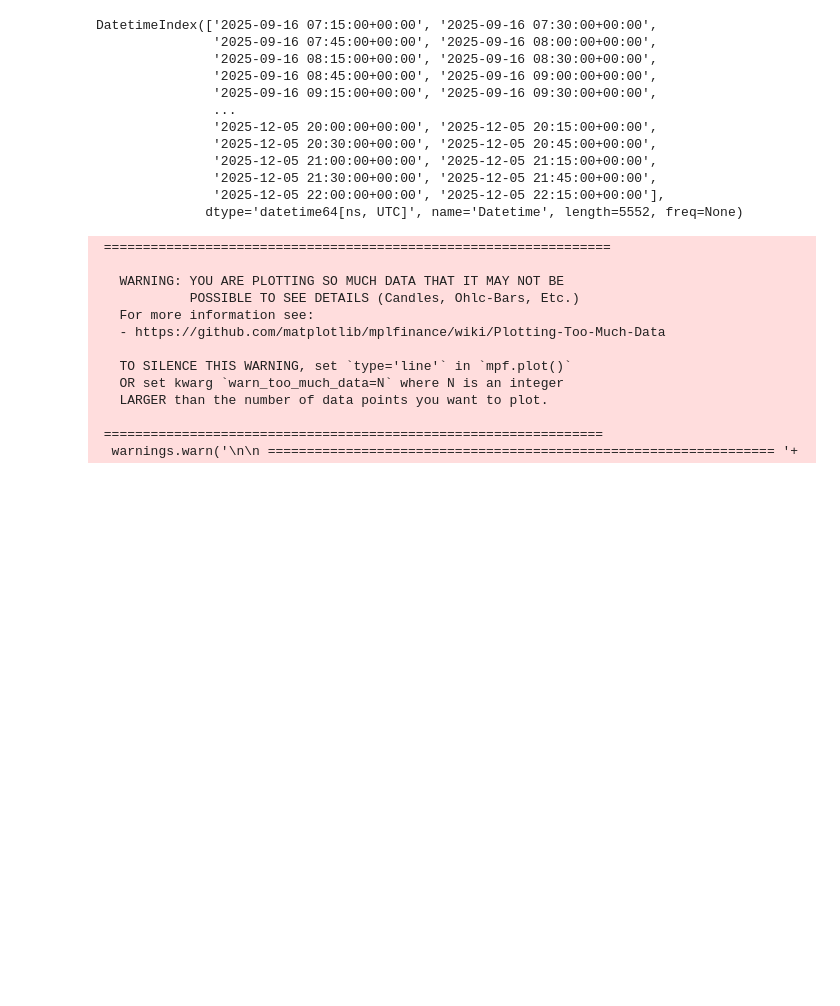
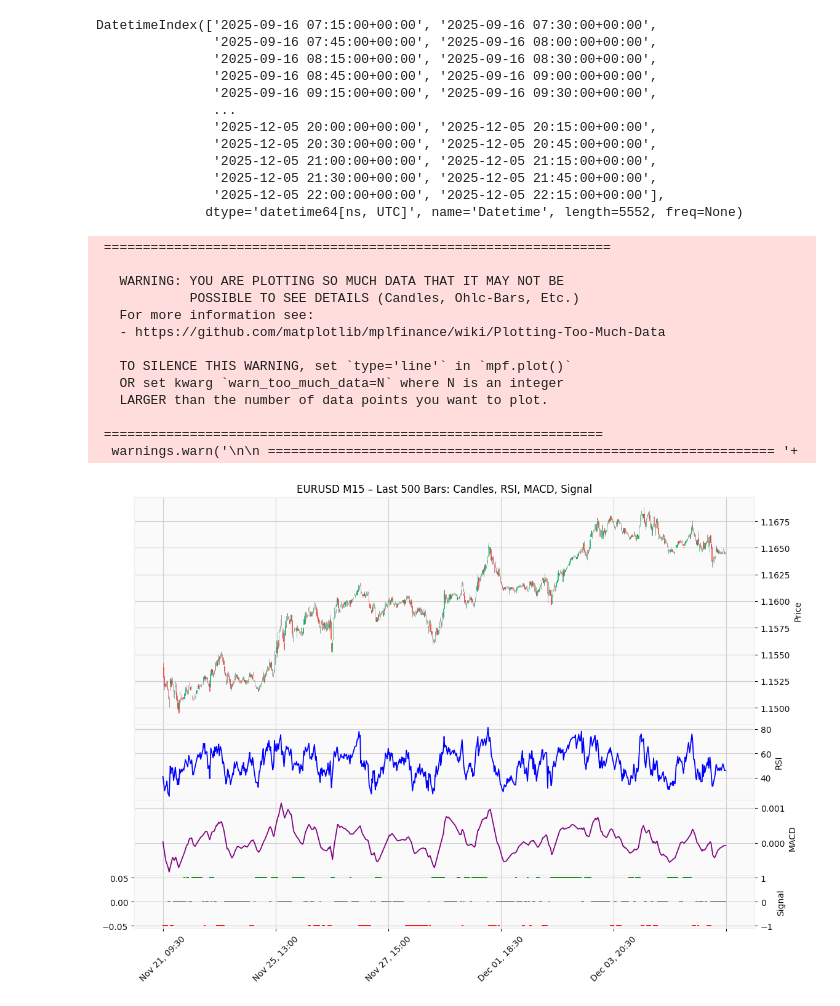
Before and after one commit to yasharseyyedin-a11y/tree_classifier_eurusd, a Jupyter notebook: tree_trader.ipynb, the cells around one changed output. Drawn from its saved outputs; the diff is of its cells as text; code cells hidden in the pictures; blank space fills up the shorter version.

Commit message:
added indicator plots

```diff
--- a/tree_trader.ipynb
+++ b/tree_trader.ipynb
@@ -456,9 +456,14 @@ DatetimeIndex(['2025-09-16 07:15:00+00:00', '2025-09-16 07:30:00+00:00',
                '2025-12-05 22:00:00+00:00', '2025-12-05 22:15:00+00:00'],
               dtype='datetime64[ns, UTC]', name='Datetime', length=5552, freq=None)
 # %%
-# 1) After you have df_with_labels with a proper DatetimeIndex:
-plot_df = df_with_labels.copy()
+import mplfinance as mpf
+import matplotlib.pyplot as plt
 
+# ==== PREPARE DATA FOR PLOTTING (LAST 500 BARS) ====
+last_n = 1000
+plot_df = df_with_labels.copy().iloc[-last_n:]  # last 500 rows
+
+# Rename OHLC to what mplfinance expects
 plot_df = plot_df.rename(columns={
     'O': 'Open',
     'H': 'High',
@@ -466,78 +471,68 @@ plot_df = plot_df.rename(columns={
     'C': 'Close'
 })
 
-# At this point, DO NOT touch plot_df.index if it's already DatetimeIndex
+# Ensure index is DatetimeIndex and sorted
+plot_df = plot_df.sort_index()
 
-# 2) Build colors using the SAME index/length as plot_df
-label_to_color = {
-    1:  (0.0, 1.0, 0.0, 0.1),   # Buy
-    -1: (1.0, 0.0, 0.0, 0.1),   # Sell
-    0:  (0.5, 0.5, 0.5, 0.05),  # Hold
-}
-labels = plot_df['label'].astype(int).reindex(plot_df.index)   # ensure same index
-bg_colors = [label_to_color[l] for l in labels]
+# Build signal strip series: Buy=1 (green), Sell=-1 (red), Hold=0 (grey)
+labels = plot_df['label'].astype(int)
 
-# 3) Build addplots
+signal_buy  = labels.where(labels ==  1)
+signal_sell = labels.where(labels == -1)
+signal_hold = labels.where(labels ==  0)
+
+# ==== BUILD ADDITIONAL PLOTS (PANELS) ====
 apds = [
-    mpf.make_addplot(plot_df['RSI'], panel=1, color='blue', ylabel='RSI'),
-    mpf.make_addplot(plot_df['MACD'], panel=2, color='purple', ylabel='MACD'),
+    mpf.make_addplot(plot_df['RSI'],
+                     panel=1,
+                     color='blue',
+                     ylabel='RSI'),
+
+    mpf.make_addplot(plot_df['MACD'],
+                     panel=2,
+                     color='purple',
+                     ylabel='MACD'),
+
+    mpf.make_addplot(signal_buy,
+                     panel=3,
+                     color='green',
+                     ylabel='Signal'),
+    mpf.make_addplot(signal_sell,
+                     panel=3,
+                     color='red'),
+    mpf.make_addplot(signal_hold,
+                     panel=3,
+                     color='grey'),
 ]
 
-# 4) Plot and get axes
+# ==== PLOT CANDLES + INDICATORS + SIGNAL STRIP ====
 fig, axes = mpf.plot(
     plot_df,
     type='candle',
     addplot=apds,
     style='yahoo',
     xrotation=45,
     show_nontrading=False,
     returnfig=True,
-    figsize=(14, 8),
-    panel_ratios=(3, 1, 1),
+    figsize=(14, 10),
+    panel_ratios=(3, 1, 1, 0.7),
 )
 
-# Normalize axes into flat list
-import numpy as np
-if not isinstance(axes, (list, tuple)):
-    try:
-        axes = list(np.array(axes).ravel())
-    except Exception:
-        axes = [axes]
-
-ax_candle = axes[0]
-ax_rsi    = axes[1]
-ax_macd   = axes[2]
-
-def add_background(ax, dates, colors, bar_minutes=15):
-    # dates MUST be a 1D array of datetime64[ns] or Python datetime objects
-    half = pd.Timedelta(minutes=bar_minutes // 2)
-    for x, c in zip(dates, colors):
-        ax.axvspan(x - half, x + half, color=c, zorder=0)
-
-# 1) Make sure we pass plain numpy datetime64 array (no tz issues)
-dates = plot_df.index.values          # <--- key: use .values, not index itself
-
-# 2) bg_colors built as you already do, same length as plot_df
-# bg_colors = [...]
-
-add_background(ax_candle, dates, bg_colors)
-add_background(ax_rsi,    dates, bg_colors)
-add_background(ax_macd,   dates, bg_colors)
-
-ax_candle.set_title('EURUSD M15 – Candles, RSI, MACD with Buy/Sell/Hold Background')
+axes[0].set_title('EURUSD M15 – Last 500 Bars: Candles, RSI, MACD, Signal')
 plt.tight_layout()
 plt.show()
 # %% [output]
  =================================================================
 
    WARNING: YOU ARE PLOTTING SO MUCH DATA THAT IT MAY NOT BE
             POSSIBLE TO SEE DETAILS (Candles, Ohlc-Bars, Etc.)
    For more information see:
    - https://github.com/matplotlib/mplfinance/wiki/Plotting-Too-Much-Data
 
    TO SILENCE THIS WARNING, set `type='line'` in `mpf.plot()`
    OR set kwarg `warn_too_much_data=N` where N is an integer
    LARGER than the number of data points you want to plot.
 
  ================================================================
   warnings.warn('\n\n ================================================================= '+
+[figure, added]
```
